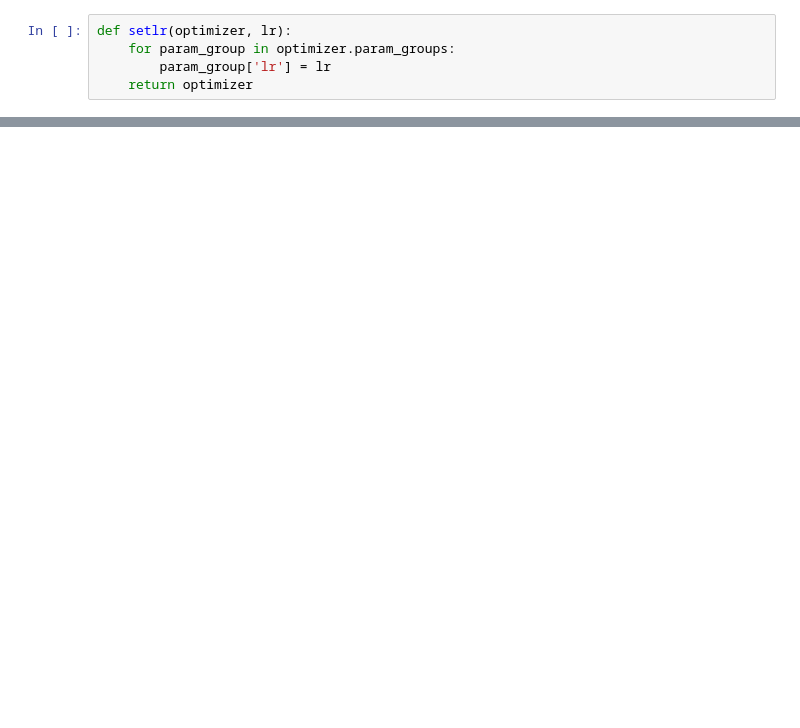
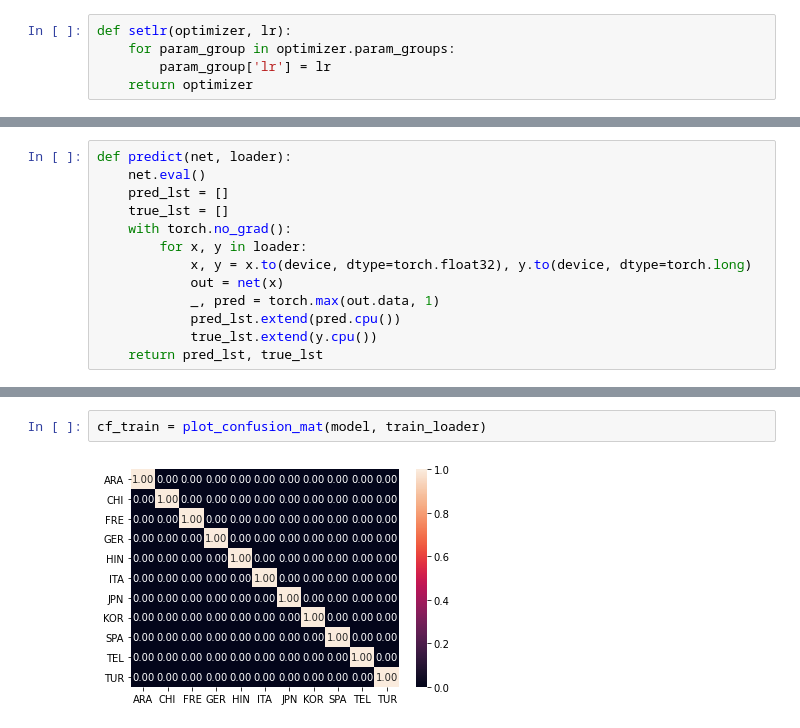
Before and after one commit to albertonietos/native-language-recognition, a Jupyter notebook: test_spectogram_CNN.ipynb, the cells around one changed output, grey strips where cells are left out. Saved outputs shown, nothing was run; the diff lists cells and outputs as text; blank space fills up the shorter version.

```diff
--- a/test_spectogram_CNN.ipynb
+++ b/test_spectogram_CNN.ipynb
@@ -291,0 +287,13 @@ TypeError: Expected sequence or array-like, got <class '__main__.CNN'>
+# %%
+def predict(net, loader):
+    net.eval()
+    pred_lst = []
+    true_lst = []
+    with torch.no_grad():
+        for x, y in loader:
+            x, y = x.to(device, dtype=torch.float32), y.to(device, dtype=torch.long)
+            out = net(x)
+            _, pred = torch.max(out.data, 1)
+            pred_lst.extend(pred.cpu())
+            true_lst.extend(y.cpu())
+    return pred_lst, true_lst
@@ -291,0 +316,4 @@ TypeError: Expected sequence or array-like, got <class '__main__.CNN'>
+# %%
+cf_train = plot_confusion_mat(model, train_loader)
+# %% [output]
+[figure, added]
```
Also changed, not shown: parts of 21 cells of this notebook.
